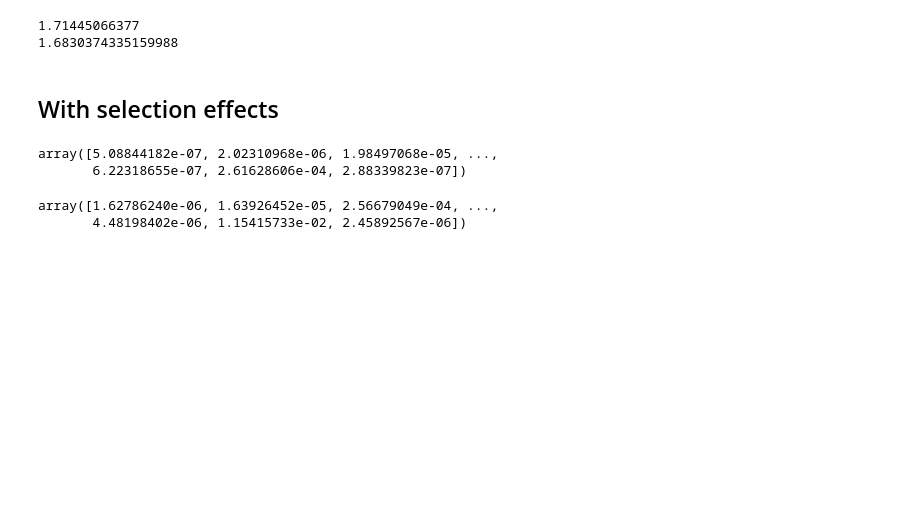
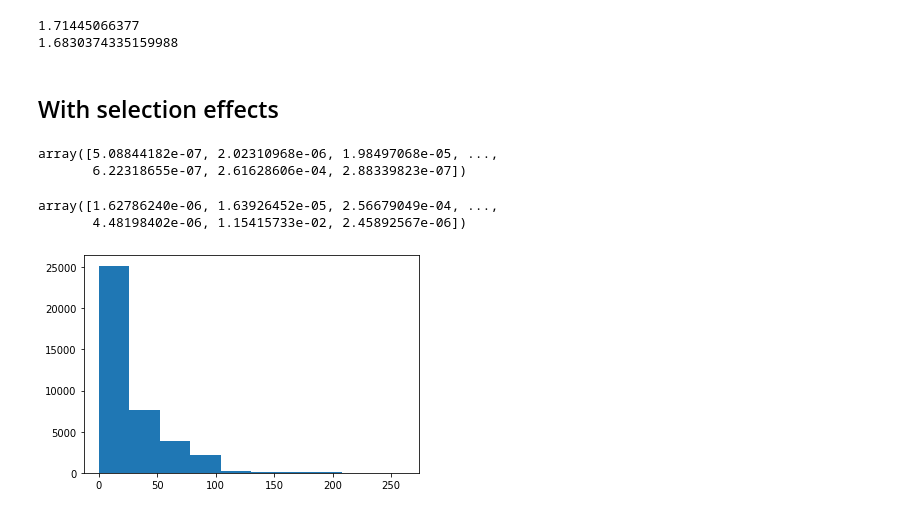
Before and after one commit to mdmould/popodds, a Jupyter notebook: examples/gw_example.ipynb, the cells around one changed output. Cells and saved outputs as stored; diff of their text form; code cells hidden in the pictures; blank space fills up the shorter version.

Commit message:
hist relative error between sampling_pdfs

```diff
--- a/examples/gw_example.ipynb
+++ b/examples/gw_example.ipynb
@@ -279,8 +267,12 @@ p
 # %% [output]
 array([5.08844182e-07, 2.02310968e-06, 1.98497068e-05, ...,
        6.22318655e-07, 2.61628606e-04, 2.88339823e-07])
-# %%
-p_m(m1, m2) * p_s(s1x, s1y, s1z) * p_s(s2x, s2y, s2z) * p_z(z) / p
-# %% [output]
-array([1.62786240e-06, 1.63926452e-05, 2.56679049e-04, ...,
-       4.48198402e-06, 1.15415733e-02, 2.45892567e-06])
+# %%
+p_m(m1, m2) * p_s(s1x, s1y, s1z) * p_s(s2x, s2y, s2z) * p_z(z) / p
+# %% [output]
+array([1.62786240e-06, 1.63926452e-05, 2.56679049e-04, ...,
+       4.48198402e-06, 1.15415733e-02, 2.45892567e-06])
+# %%
+plt.hist(p_m(m1, m2) * p_s(s1x, s1y, s1z) * p_s(s2x, s2y, s2z) * p_z(z) / p);
+# %% [output]
+[figure, added]
```
Also changed, not shown: parts of 4 cells of this notebook.
